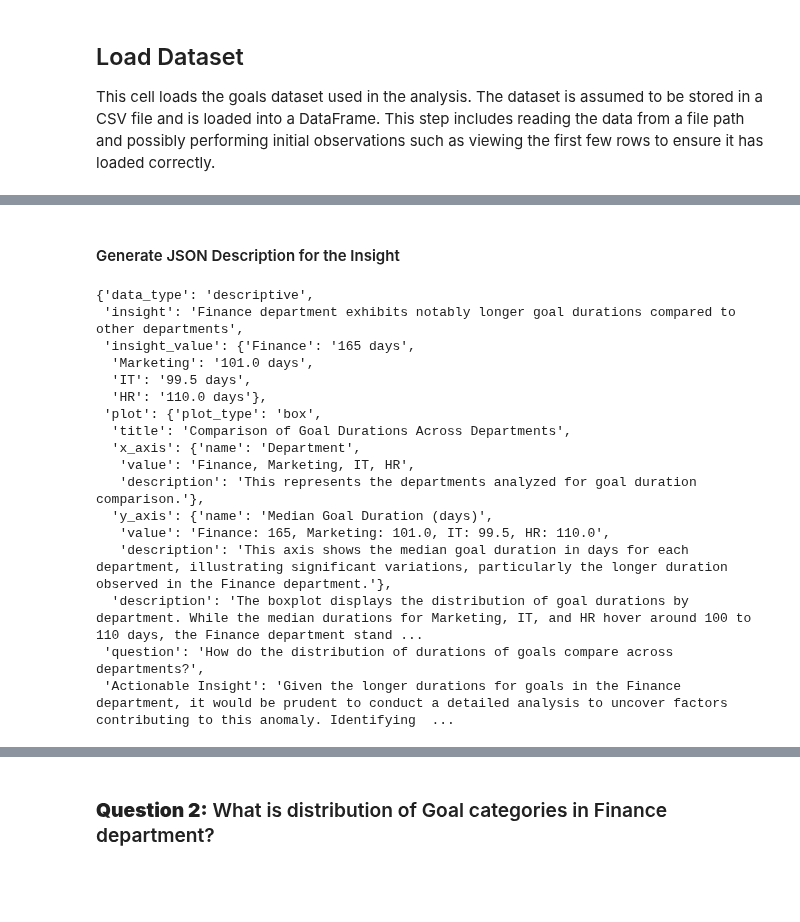
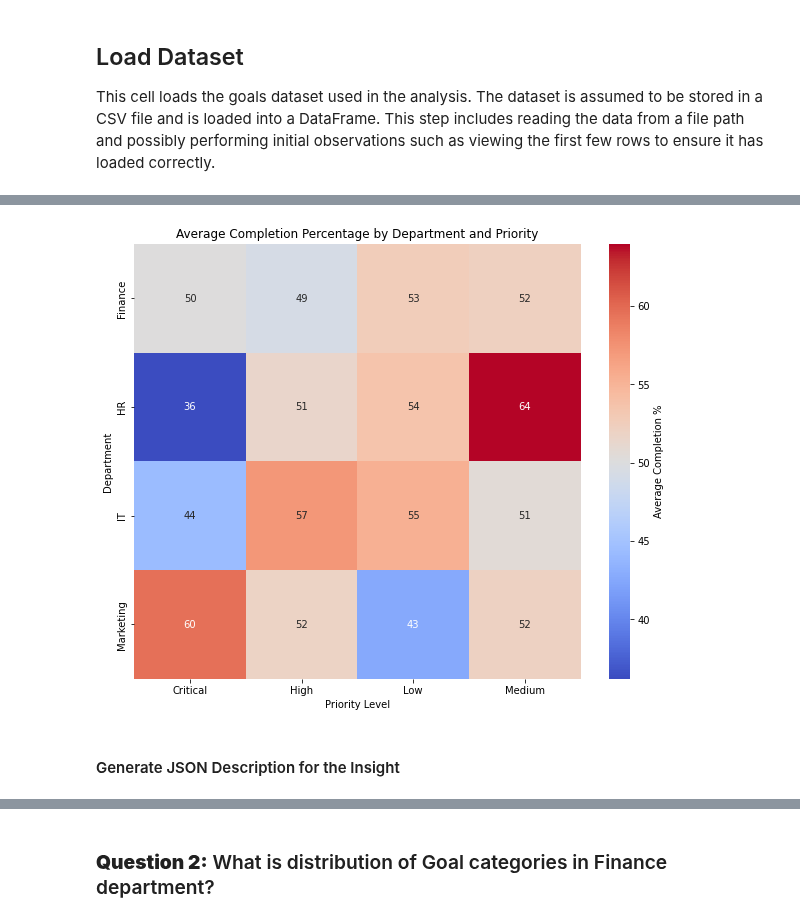
Before and after one commit to ServiceNow/insight-bench, a Jupyter notebook: data/notebooks/flag-79.ipynb, the cells around one changed output, grey strips where cells are left out. Cells and saved outputs as stored; diff of their text form; code cells hidden in the pictures; blank space fills up the shorter version.

```diff
--- a/data/notebooks/flag-79.ipynb
+++ b/data/notebooks/flag-79.ipynb
@@ -85,48 +47,29 @@ Passing `palette` without assigning `hue` is deprecated and will be removed in v
+# %%
+import matplotlib.pyplot as plt
+import seaborn as sns
+import pandas as pd
+
+# Load the data
+flag_data = pd.read_csv("csvs/flag-79.csv")
+
+# Group data by department and priority, then calculate the average percent complete
+completion_by_dept_priority = (
+    flag_data.groupby(["department", "priority"])["percent_complete"].mean().unstack()
+)
+
+# Plot a heatmap to visualize average percent completion by department and priority
+plt.figure(figsize=(10, 8))
+sns.heatmap(
+    completion_by_dept_priority,
+    annot=True,
+    cmap="coolwarm",
+    cbar_kws={"label": "Average Completion %"},
+)
+plt.title("Average Completion Percentage by Department and Priority")
+plt.xlabel("Priority Level")
+plt.ylabel("Department")
+plt.show()
+# %% [output]
+[figure, added]
 # %% [markdown]
 #### Generate JSON Description for the Insight
-# %%
-{
-    "data_type": "descriptive",
-    "insight": "Finance department exhibits notably longer goal durations compared to other departments",
-    "insight_value": {
-        "Finance": "165 days",
-        "Marketing": "101.0 days",
-        "IT": "99.5 days",
-        "HR": "110.0 days"
-    },
-    "plot": {
-        "plot_type": "box",
-        "title": "Comparison of Goal Durations Across Departments",
-        "x_axis": {
-            "name": "Department",
-            "value": "Finance, Marketing, IT, HR",
-            "description": "This represents the departments analyzed for goal duration comparison."
-        },
-        "y_axis": {
-            "name": "Median Goal Duration (days)",
-            "value": "Finance: 165, Marketing: 101.0, IT: 99.5, HR: 110.0",
-            "description": "This axis shows the median goal duration in days for each department, illustrating significant variations, particularly the longer duration observed in the Finance department."
-        },
-        "description": "The boxplot displays the distribution of goal durations by department. While the median durations for Marketing, IT, and HR hover around 100 to 110 days, the Finance department stands out with a notably higher median of 165 days. This suggests an operational anomaly or more complex goal structures within Finance, requiring further investigation to understand the underlying causes."
-    },
-    "question": "How do the distribution of durations of goals compare across departments?",
-    "Actionable Insight": "Given the longer durations for goals in the Finance department, it would be prudent to conduct a detailed analysis to uncover factors contributing to this anomaly. Identifying these factors could lead to strategic changes aimed at optimizing goal completion times, thereby improving efficiency and effectiveness within the department."
-}
-# %% [output]
-{'data_type': 'descriptive',
- 'insight': 'Finance department exhibits notably longer goal durations compared to other departments',
- 'insight_value': {'Finance': '165 days',
-  'Marketing': '101.0 days',
-  'IT': '99.5 days',
-  'HR': '110.0 days'},
- 'plot': {'plot_type': 'box',
-  'title': 'Comparison of Goal Durations Across Departments',
-  'x_axis': {'name': 'Department',
-   'value': 'Finance, Marketing, IT, HR',
-   'description': 'This represents the departments analyzed for goal duration comparison.'},
-  'y_axis': {'name': 'Median Goal Duration (days)',
-   'value': 'Finance: 165, Marketing: 101.0, IT: 99.5, HR: 110.0',
-   'description': 'This axis shows the median goal duration in days for each department, illustrating significant variations, particularly the longer duration observed in the Finance department.'},
-  'description': 'The boxplot displays the distribution of goal durations by department. While the median durations for Marketing, IT, and HR hover around 100 to 110 days, the Finance department stand ...
- 'question': 'How do the distribution of durations of goals compare across departments?',
- 'Actionable Insight': 'Given the longer durations for goals in the Finance department, it would be prudent to conduct a detailed analysis to uncover factors contributing to this anomaly. Identifying  ...
```
Also changed, not shown: parts of 12 cells of this notebook, 26 other files.
